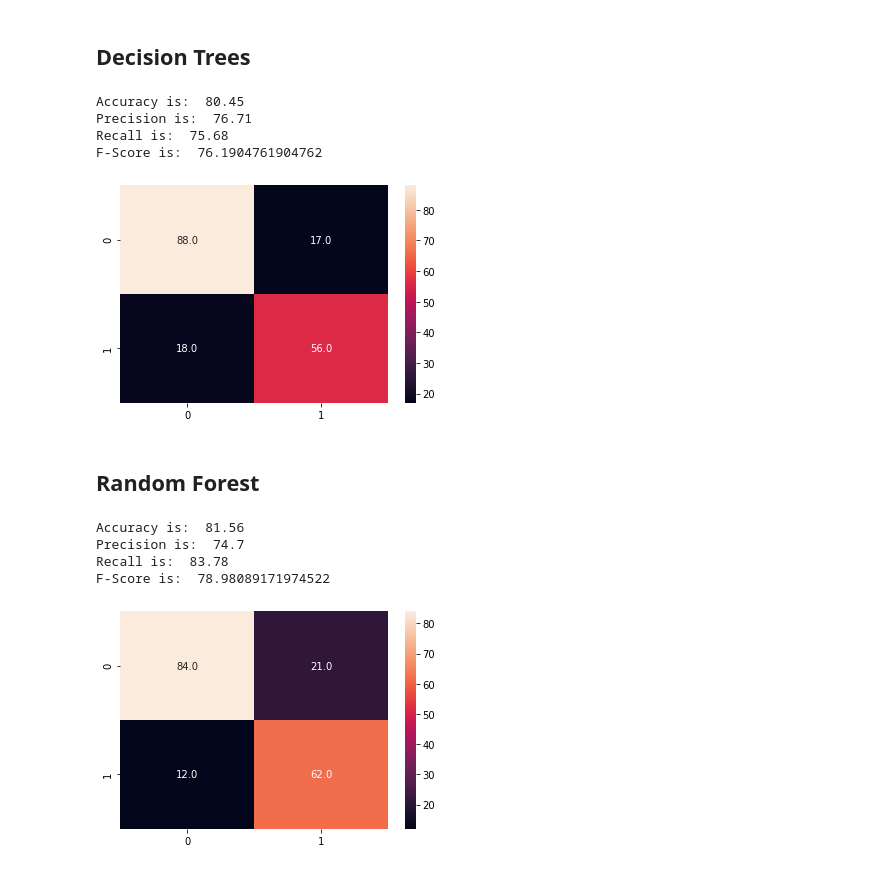
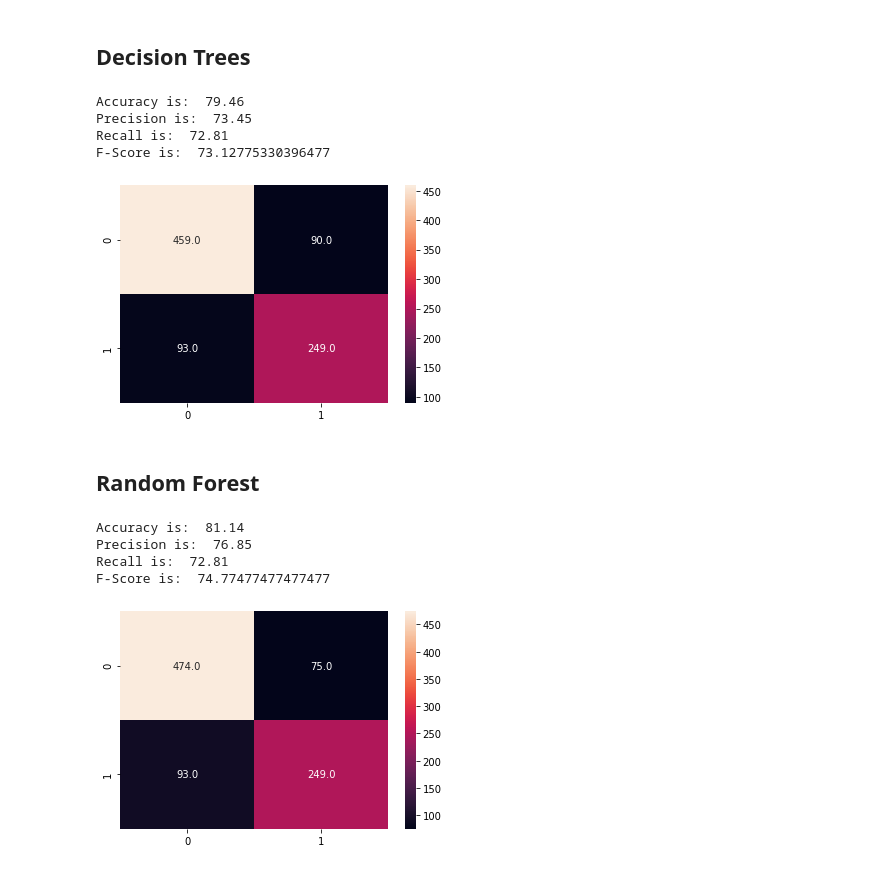
Before and after one commit to chiderac/Titanic-Coursework, a Jupyter notebook: Titanic Coursework.ipynb, the cells around one changed output. Cells and saved outputs as stored; diff of their text form; code cells hidden in the pictures.

```diff
--- a/Titanic Coursework.ipynb
+++ b/Titanic Coursework.ipynb
@@ -1009,11 +1009,11 @@ from sklearn.model_selection import cross_val_score
 from sklearn.metrics import confusion_matrix
 from sklearn.model_selection import cross_val_predict
 def classify(model, x, y, n):
-    x_train,x_test,y_train,y_test = train_test_split(X,y, test_size = 0.2, random_state=42)
+    x_train,x_test,y_train,y_test = train_test_split(x,y, test_size = 0.2, random_state=42)
     model.fit(x_train,y_train)
 #     here n is number of
-    y_pred = cross_val_predict(model, x_test, y_test, cv = n)
-    conf_mat = confusion_matrix(y_test,y_pred)
+    y_pred = cross_val_predict(model, x, y, cv = n)
+    conf_mat = confusion_matrix(y,y_pred)
     sns.heatmap(conf_mat,annot=True, fmt=".1f")
     (tn, fp, fn, tp) = conf_mat.ravel()
     accuracy = (tp+tn)/(tp+fp+fn+tn)*100
@@ -1047,27 +1057,25 @@ F-Score is:  78.43137254901961
 ## Decision Trees
 # %%
 from sklearn.tree import DecisionTreeClassifier
+# from sklearn.tree import export_graphviz
 clf = DecisionTreeClassifier()
-classify(clf, X,y, 4)
-#decision_tree.fit(X_train, Y_train)
-#Y_pred = decision_tree.predict(X_test)
-#acc_decision_tree = round(decision_tree.score(X_train, Y_train) * 100, 2)
-#acc_decision_tree
+classify(clf, X,y, 11)
+# clf.fit()
 # %% [output]
-Accuracy is:  80.45
-Precision is:  76.71
-Recall is:  75.68
-F-Score is:  76.1904761904762
+Accuracy is:  79.46
+Precision is:  73.45
+Recall is:  72.81
+F-Score is:  73.12775330396477
-[figure, old version]
+[figure, new version]
 # %% [markdown]
 ## Random Forest
 # %%
 from sklearn.ensemble import RandomForestClassifier
 clf = RandomForestClassifier()
-classify(clf, X,y, 4)
+classify(clf, X,y, 11)
 # %% [output]
-Accuracy is:  81.56
-Precision is:  74.7
-Recall is:  83.78
-F-Score is:  78.98089171974522
+Accuracy is:  81.14
+Precision is:  76.85
+Recall is:  72.81
+F-Score is:  74.77477477477477
-[figure, old version]
+[figure, new version]
```
Also changed, not shown: parts of 7 cells of this notebook.
